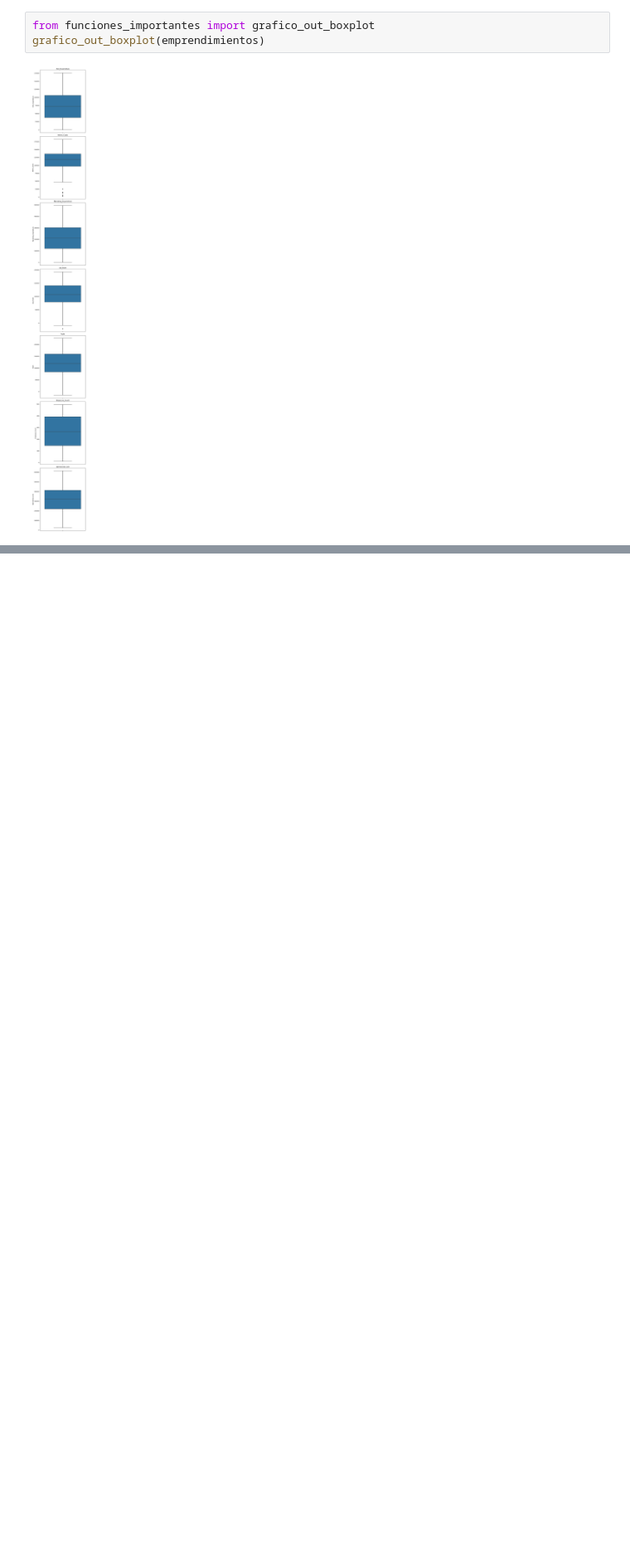
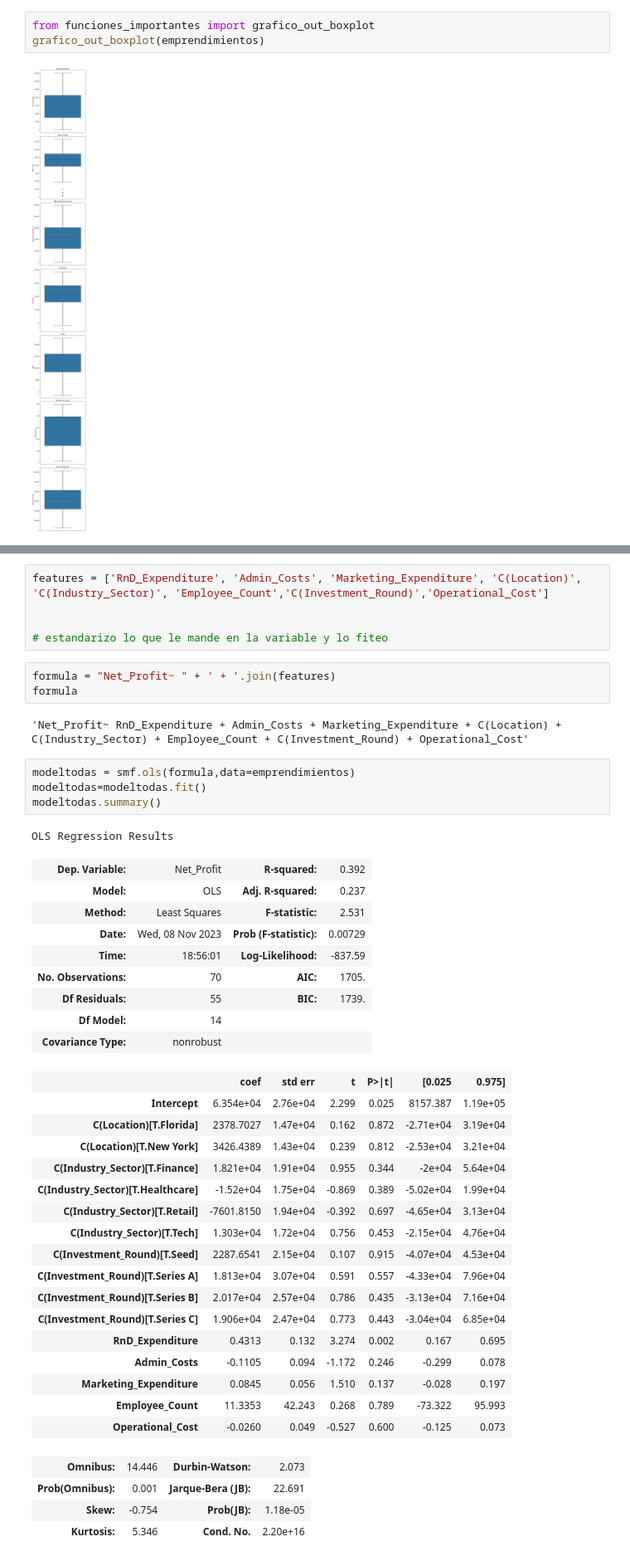
Before and after one commit to Chiaraaorlando/Regresion, a Jupyter notebook: regresion tp chiara orlando.ipynb, the cells around one changed output, grey strips where cells are left out. Shown at 83% size. Saved outputs shown, nothing was run; the diff lists cells and outputs as text; blank space fills up the shorter version.

```diff
--- a/regresion tp chiara orlando.ipynb
+++ b/regresion tp chiara orlando.ipynb
@@ -284,0 +410,46 @@ emprendimientos[emprendimientos['Operational_Cost']<200000]
+# %%
+features = ['RnD_Expenditure', 'Admin_Costs', 'Marketing_Expenditure', 'C(Location)', 'C(Industry_Sector)', 'Employee_Count','C(Investment_Round)','Operational_Cost']
+
+
+# estandarizo lo que le mande en la variable y lo fiteo
+# %%
+formula = "Net_Profit~ " + ' + '.join(features)
+formula
+# %% [output]
+'Net_Profit~ RnD_Expenditure + Admin_Costs + Marketing_Expenditure + C(Location) + C(Industry_Sector) + Employee_Count + C(Investment_Round) + Operational_Cost'
+# %%
+modeltodas = smf.ols(formula,data=emprendimientos)
+modeltodas=modeltodas.fit()
+modeltodas.summary()
+# %% [output]
+OLS Regression Results
+| Dep. Variable: | Net_Profit | R-squared: | 0.392 |
+| Model: | OLS | Adj. R-squared: | 0.237 |
+| Method: | Least Squares | F-statistic: | 2.531 |
+| Date: | Wed, 08 Nov 2023 | Prob (F-statistic): | 0.00729 |
+| Time: | 18:56:01 | Log-Likelihood: | -837.59 |
+| No. Observations: | 70 | AIC: | 1705. |
+| Df Residuals: | 55 | BIC: | 1739. |
+| Df Model: | 14 |  |  |
+| Covariance Type: | nonrobust |  |  |
+|  | coef | std err | t | P>|t| | [0.025 | 0.975] |
+| Intercept | 6.354e+04 | 2.76e+04 | 2.299 | 0.025 | 8157.387 | 1.19e+05 |
+| C(Location)[T.Florida] | 2378.7027 | 1.47e+04 | 0.162 | 0.872 | -2.71e+04 | 3.19e+04 |
+| C(Location)[T.New York] | 3426.4389 | 1.43e+04 | 0.239 | 0.812 | -2.53e+04 | 3.21e+04 |
+| C(Industry_Sector)[T.Finance] | 1.821e+04 | 1.91e+04 | 0.955 | 0.344 | -2e+04 | 5.64e+04 |
+| C(Industry_Sector)[T.Healthcare] | -1.52e+04 | 1.75e+04 | -0.869 | 0.389 | -5.02e+04 | 1.99e+04 |
+| C(Industry_Sector)[T.Retail] | -7601.8150 | 1.94e+04 | -0.392 | 0.697 | -4.65e+04 | 3.13e+04 |
+| C(Industry_Sector)[T.Tech] | 1.303e+04 | 1.72e+04 | 0.756 | 0.453 | -2.15e+04 | 4.76e+04 |
+| C(Investment_Round)[T.Seed] | 2287.6541 | 2.15e+04 | 0.107 | 0.915 | -4.07e+04 | 4.53e+04 |
+| C(Investment_Round)[T.Series A] | 1.813e+04 | 3.07e+04 | 0.591 | 0.557 | -4.33e+04 | 7.96e+04 |
+| C(Investment_Round)[T.Series B] | 2.017e+04 | 2.57e+04 | 0.786 | 0.435 | -3.13e+04 | 7.16e+04 |
+| C(Investment_Round)[T.Series C] | 1.906e+04 | 2.47e+04 | 0.773 | 0.443 | -3.04e+04 | 6.85e+04 |
+| RnD_Expenditure | 0.4313 | 0.132 | 3.274 | 0.002 | 0.167 | 0.695 |
+| Admin_Costs | -0.1105 | 0.094 | -1.172 | 0.246 | -0.299 | 0.078 |
+| Marketing_Expenditure | 0.0845 | 0.056 | 1.510 | 0.137 | -0.028 | 0.197 |
+| Employee_Count | 11.3353 | 42.243 | 0.268 | 0.789 | -73.322 | 95.993 |
+| Operational_Cost | -0.0260 | 0.049 | -0.527 | 0.600 | -0.125 | 0.073 |
+| Omnibus: | 14.446 | Durbin-Watson: | 2.073 |
+| Prob(Omnibus): | 0.001 | Jarque-Bera (JB): | 22.691 |
+| Skew: | -0.754 | Prob(JB): | 1.18e-05 |
+| Kurtosis: | 5.346 | Cond. No. | 2.20e+16 |
```
Also changed, not shown: parts of 20 cells of this notebook, 1 other file.
